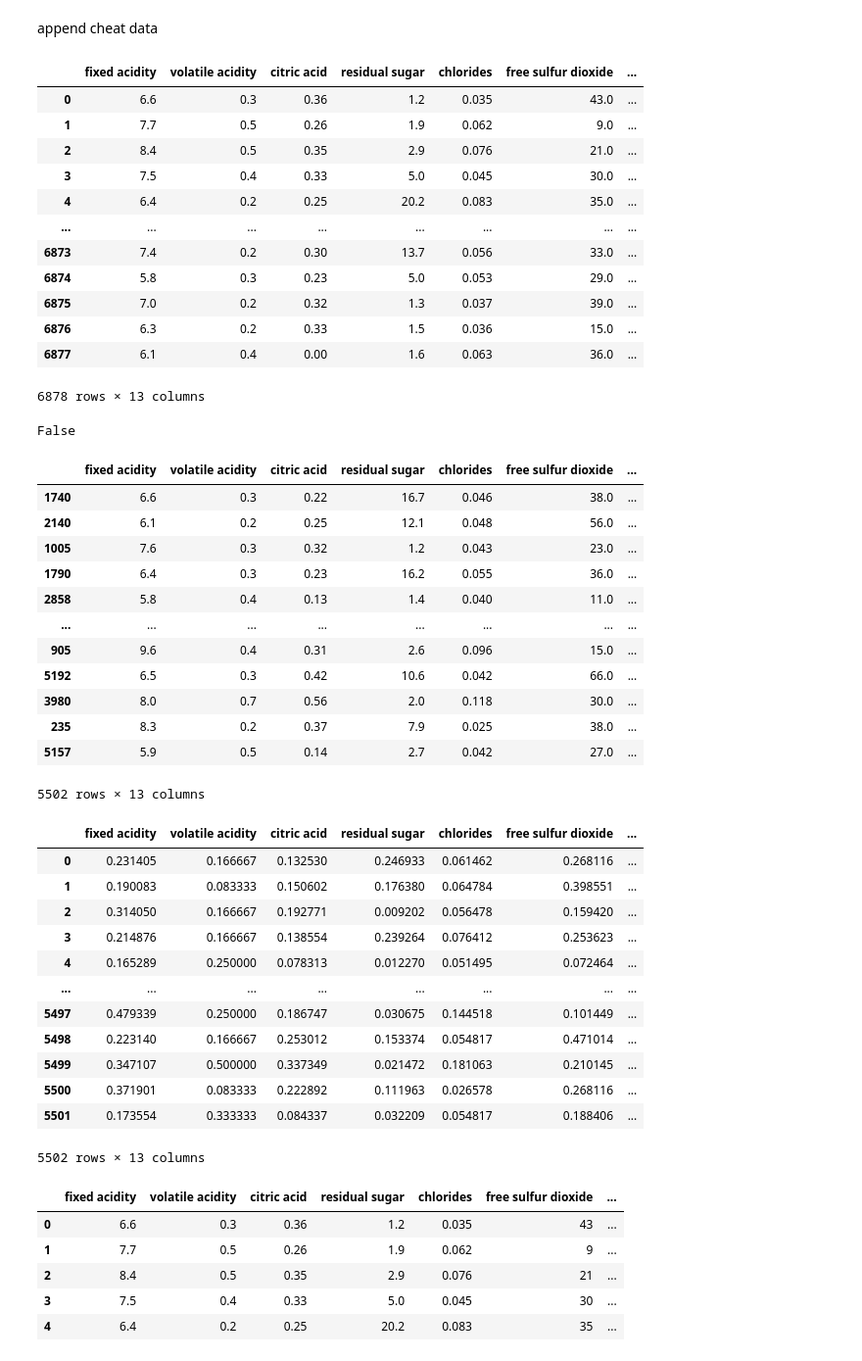
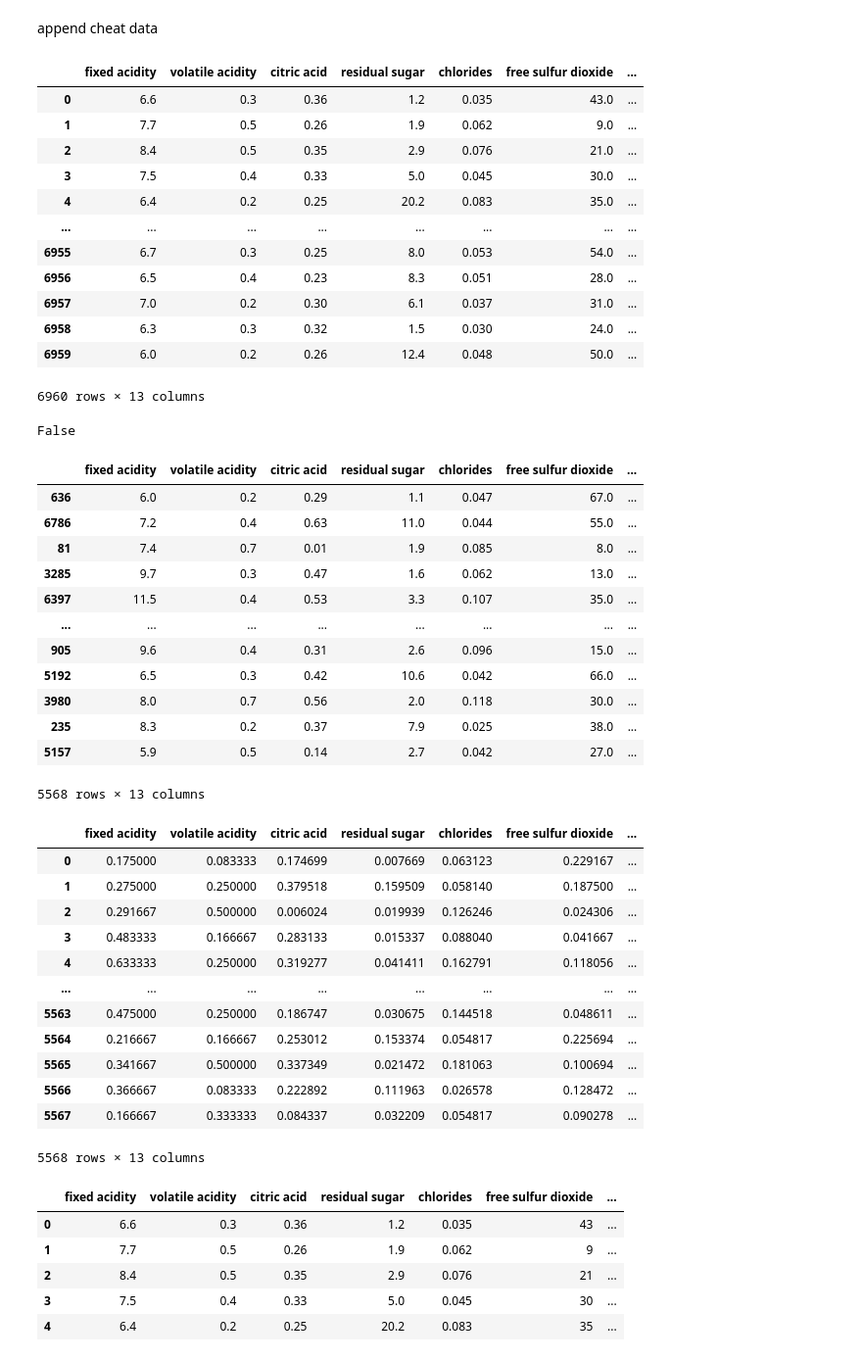
Before and after one commit to Z3r4t05/FPT, a Jupyter notebook: AIL/ail302m-fall22/keras_model.ipynb, the cells around one changed output. Shown: that part at 98% size. Cells and saved outputs as stored; diff of their text form; code cells hidden in the pictures.

```diff
--- a/AIL/ail302m-fall22/keras_model.ipynb
+++ b/AIL/ail302m-fall22/keras_model.ipynb
@@ -118,22 +118,22 @@ ds
 append cheat data
 # %%
 ds = ds.append(cheat.drop('id', axis=1)[
-               ds.columns].sample(frac=0.2), ignore_index=True)
+               ds.columns].sample(frac=0.3), ignore_index=True)
 ds
 # %% [output]
 |  | fixed acidity | volatile acidity | citric acid | residual sugar | chlorides | free sulfur dioxide | ... |
 | 0 | 6.6 | 0.3 | 0.36 | 1.2 | 0.035 | 43.0 | ... |
 | 1 | 7.7 | 0.5 | 0.26 | 1.9 | 0.062 | 9.0 | ... |
 | 2 | 8.4 | 0.5 | 0.35 | 2.9 | 0.076 | 21.0 | ... |
 | 3 | 7.5 | 0.4 | 0.33 | 5.0 | 0.045 | 30.0 | ... |
 | 4 | 6.4 | 0.2 | 0.25 | 20.2 | 0.083 | 35.0 | ... |
 | ... | ... | ... | ... | ... | ... | ... | ... |
-| 6873 | 7.4 | 0.2 | 0.30 | 13.7 | 0.056 | 33.0 | ... |
-| 6874 | 5.8 | 0.3 | 0.23 | 5.0 | 0.053 | 29.0 | ... |
-| 6875 | 7.0 | 0.2 | 0.32 | 1.3 | 0.037 | 39.0 | ... |
-| 6876 | 6.3 | 0.2 | 0.33 | 1.5 | 0.036 | 15.0 | ... |
-| 6877 | 6.1 | 0.4 | 0.00 | 1.6 | 0.063 | 36.0 | ... |
+| 6955 | 6.7 | 0.3 | 0.25 | 8.0 | 0.053 | 54.0 | ... |
+| 6956 | 6.5 | 0.4 | 0.23 | 8.3 | 0.051 | 28.0 | ... |
+| 6957 | 7.0 | 0.2 | 0.30 | 6.1 | 0.037 | 31.0 | ... |
+| 6958 | 6.3 | 0.3 | 0.32 | 1.5 | 0.030 | 24.0 | ... |
+| 6959 | 6.0 | 0.2 | 0.26 | 12.4 | 0.048 | 50.0 | ... |
-6878 rows × 13 columns
+6960 rows × 13 columns
 # %%
 ds.isnull().values.any()
 # %% [output]
@@ -144,36 +144,36 @@ ds_train, ds_valid, ds_test = split_data(ds)
 ds_train
 # %% [output]
 |  | fixed acidity | volatile acidity | citric acid | residual sugar | chlorides | free sulfur dioxide | ... |
-| 1740 | 6.6 | 0.3 | 0.22 | 16.7 | 0.046 | 38.0 | ... |
-| 2140 | 6.1 | 0.2 | 0.25 | 12.1 | 0.048 | 56.0 | ... |
-| 1005 | 7.6 | 0.3 | 0.32 | 1.2 | 0.043 | 23.0 | ... |
-| 1790 | 6.4 | 0.3 | 0.23 | 16.2 | 0.055 | 36.0 | ... |
-| 2858 | 5.8 | 0.4 | 0.13 | 1.4 | 0.040 | 11.0 | ... |
+| 636 | 6.0 | 0.2 | 0.29 | 1.1 | 0.047 | 67.0 | ... |
+| 6786 | 7.2 | 0.4 | 0.63 | 11.0 | 0.044 | 55.0 | ... |
+| 81 | 7.4 | 0.7 | 0.01 | 1.9 | 0.085 | 8.0 | ... |
+| 3285 | 9.7 | 0.3 | 0.47 | 1.6 | 0.062 | 13.0 | ... |
+| 6397 | 11.5 | 0.4 | 0.53 | 3.3 | 0.107 | 35.0 | ... |
 | ... | ... | ... | ... | ... | ... | ... | ... |
 | 905 | 9.6 | 0.4 | 0.31 | 2.6 | 0.096 | 15.0 | ... |
 | 5192 | 6.5 | 0.3 | 0.42 | 10.6 | 0.042 | 66.0 | ... |
 | 3980 | 8.0 | 0.7 | 0.56 | 2.0 | 0.118 | 30.0 | ... |
 | 235 | 8.3 | 0.2 | 0.37 | 7.9 | 0.025 | 38.0 | ... |
 | 5157 | 5.9 | 0.5 | 0.14 | 2.7 | 0.042 | 27.0 | ... |
-5502 rows × 13 columns
+5568 rows × 13 columns
 # %%
 X_train, X_valid, y_train, y_valid = load_data(ds_train, ds_valid)
 # %%
 X_train
 # %% [output]
 |  | fixed acidity | volatile acidity | citric acid | residual sugar | chlorides | free sulfur dioxide | ... |
-| 0 | 0.231405 | 0.166667 | 0.132530 | 0.246933 | 0.061462 | 0.268116 | ... |
-| 1 | 0.190083 | 0.083333 | 0.150602 | 0.176380 | 0.064784 | 0.398551 | ... |
-| 2 | 0.314050 | 0.166667 | 0.192771 | 0.009202 | 0.056478 | 0.159420 | ... |
-| 3 | 0.214876 | 0.166667 | 0.138554 | 0.239264 | 0.076412 | 0.253623 | ... |
-| 4 | 0.165289 | 0.250000 | 0.078313 | 0.012270 | 0.051495 | 0.072464 | ... |
+| 0 | 0.175000 | 0.083333 | 0.174699 | 0.007669 | 0.063123 | 0.229167 | ... |
+| 1 | 0.275000 | 0.250000 | 0.379518 | 0.159509 | 0.058140 | 0.187500 | ... |
+| 2 | 0.291667 | 0.500000 | 0.006024 | 0.019939 | 0.126246 | 0.024306 | ... |
+| 3 | 0.483333 | 0.166667 | 0.283133 | 0.015337 | 0.088040 | 0.041667 | ... |
+| 4 | 0.633333 | 0.250000 | 0.319277 | 0.041411 | 0.162791 | 0.118056 | ... |
 | ... | ... | ... | ... | ... | ... | ... | ... |
-| 5497 | 0.479339 | 0.250000 | 0.186747 | 0.030675 | 0.144518 | 0.101449 | ... |
-| 5498 | 0.223140 | 0.166667 | 0.253012 | 0.153374 | 0.054817 | 0.471014 | ... |
-| 5499 | 0.347107 | 0.500000 | 0.337349 | 0.021472 | 0.181063 | 0.210145 | ... |
-| 5500 | 0.371901 | 0.083333 | 0.222892 | 0.111963 | 0.026578 | 0.268116 | ... |
-| 5501 | 0.173554 | 0.333333 | 0.084337 | 0.032209 | 0.054817 | 0.188406 | ... |
+| 5563 | 0.475000 | 0.250000 | 0.186747 | 0.030675 | 0.144518 | 0.048611 | ... |
+| 5564 | 0.216667 | 0.166667 | 0.253012 | 0.153374 | 0.054817 | 0.225694 | ... |
+| 5565 | 0.341667 | 0.500000 | 0.337349 | 0.021472 | 0.181063 | 0.100694 | ... |
+| 5566 | 0.366667 | 0.083333 | 0.222892 | 0.111963 | 0.026578 | 0.128472 | ... |
+| 5567 | 0.166667 | 0.333333 | 0.084337 | 0.032209 | 0.054817 | 0.090278 | ... |
-5502 rows × 13 columns
+5568 rows × 13 columns
 # %%
 ds_orig = pd.read_csv(data_dir, sep=';', decimal='.')
 ds_orig.head()
```
Also changed, not shown: parts of 1 cell of this notebook.
